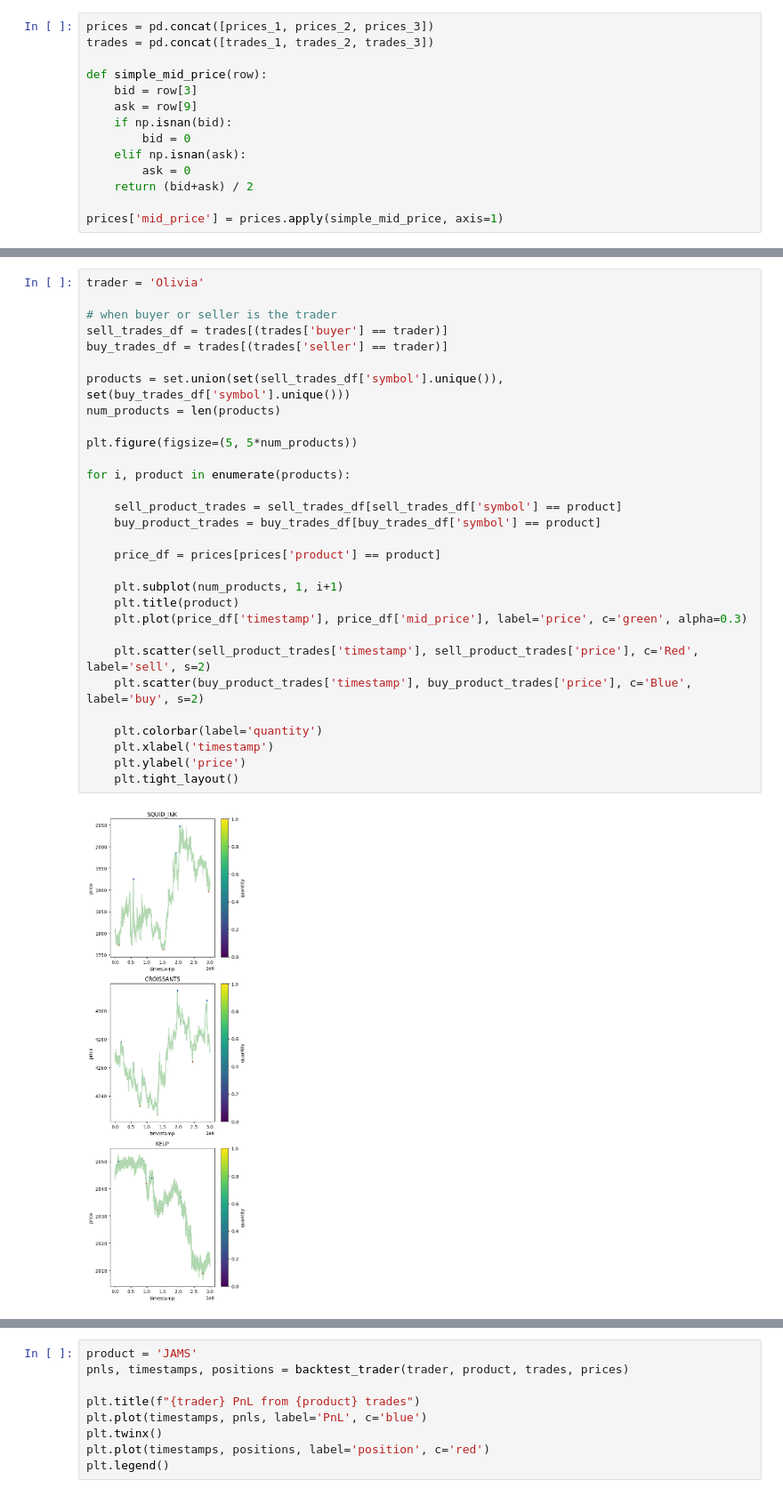
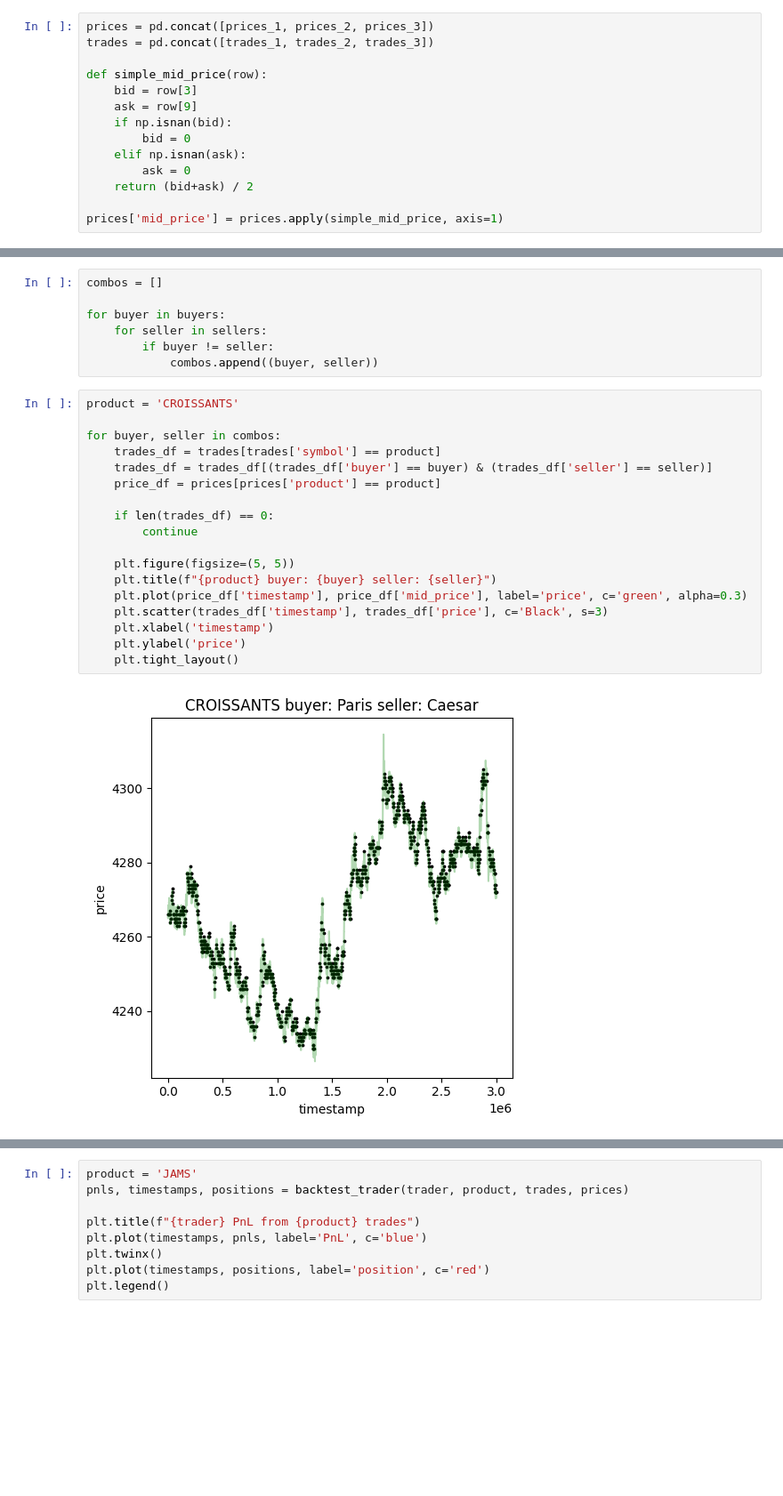
Before and after one commit to chrispyroberts/imc-prosperity-3, a Jupyter notebook: ROUND5/round 5 analysis.ipynb, the cells around one changed output, grey strips where cells are left out. Shown at 89% size. Saved outputs shown, nothing was run; the diff lists cells and outputs as text; blank space fills up the shorter version.

```diff
--- a/ROUND5/round 5 analysis.ipynb
+++ b/ROUND5/round 5 analysis.ipynb
@@ -52,32 +83,27 @@ buyers and sellers:  11
-# %%
-trader = 'Olivia'
-
-# when buyer or seller is the trader
-sell_trades_df = trades[(trades['buyer'] == trader)]
-buy_trades_df = trades[(trades['seller'] == trader)]
-
-products = set.union(set(sell_trades_df['symbol'].unique()), set(buy_trades_df['symbol'].unique()))
-num_products = len(products)
-
-plt.figure(figsize=(5, 5*num_products))
-
-for i, product in enumerate(products):
-
-    sell_product_trades = sell_trades_df[sell_trades_df['symbol'] == product]
-    buy_product_trades = buy_trades_df[buy_trades_df['symbol'] == product]
-
-    price_df = prices[prices['product'] == product]
-
-    plt.subplot(num_products, 1, i+1)
-    plt.title(product)
-    plt.plot(price_df['timestamp'], price_df['mid_price'], label='price', c='green', alpha=0.3)
-
-    plt.scatter(sell_product_trades['timestamp'], sell_product_trades['price'], c='Red', label='sell', s=2)
-    plt.scatter(buy_product_trades['timestamp'], buy_product_trades['price'], c='Blue', label='buy', s=2)
-
-    plt.colorbar(label='quantity')
-    plt.xlabel('timestamp')
-    plt.ylabel('price')
-    plt.tight_layout()
-# %% [output]
-[figure, removed]
+# %%
+combos = []
+
+for buyer in buyers:
+    for seller in sellers:
+        if buyer != seller:
+            combos.append((buyer, seller))
+# %%
+product = 'CROISSANTS'
+
+for buyer, seller in combos:
+    trades_df = trades[trades['symbol'] == product]
+    trades_df = trades_df[(trades_df['buyer'] == buyer) & (trades_df['seller'] == seller)]
+    price_df = prices[prices['product'] == product]
+
+    if len(trades_df) == 0:
+        continue
+
+    plt.figure(figsize=(5, 5))
+    plt.title(f"{product} buyer: {buyer} seller: {seller}")
+    plt.plot(price_df['timestamp'], price_df['mid_price'], label='price', c='green', alpha=0.3)
+    plt.scatter(trades_df['timestamp'], trades_df['price'], c='Black', s=3)
+    plt.xlabel('timestamp')
+    plt.ylabel('price')
+    plt.tight_layout()
+# %% [output]
+[figure, added]
```
Also changed, not shown: parts of 3 cells of this notebook, 1 other file.
